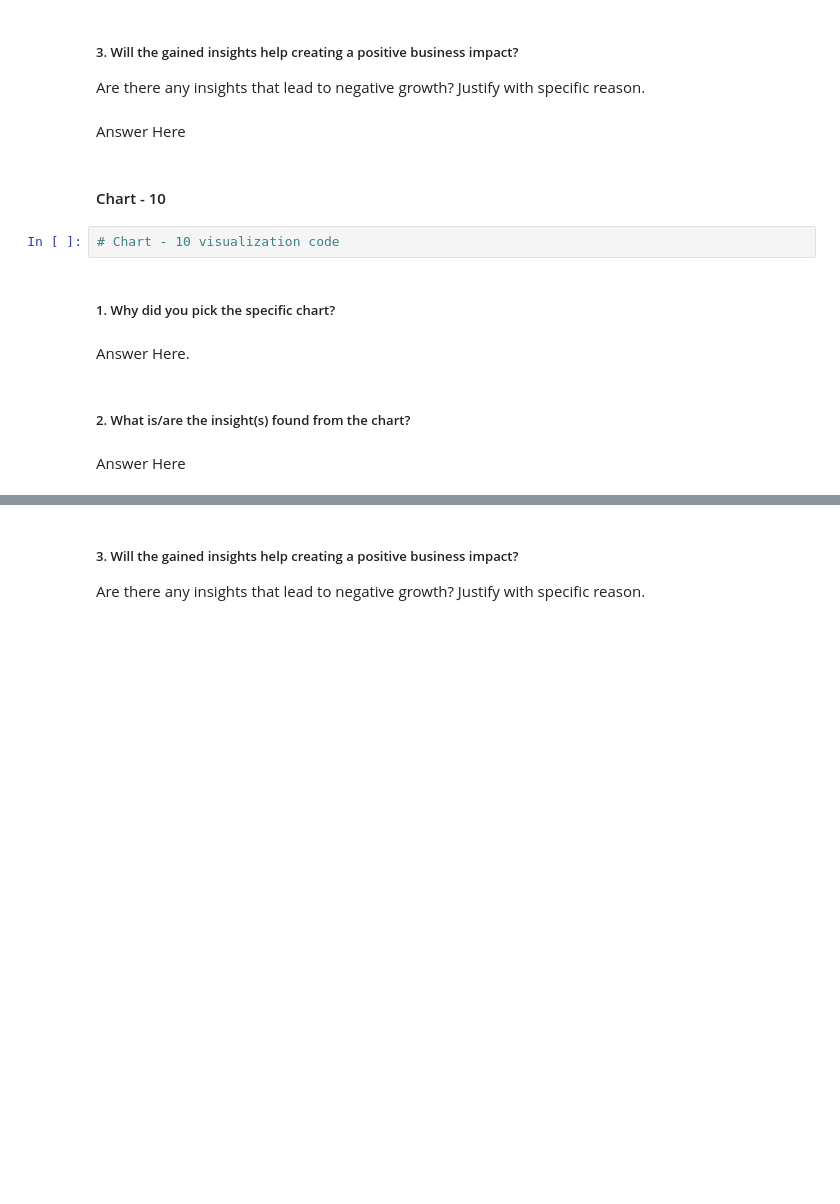
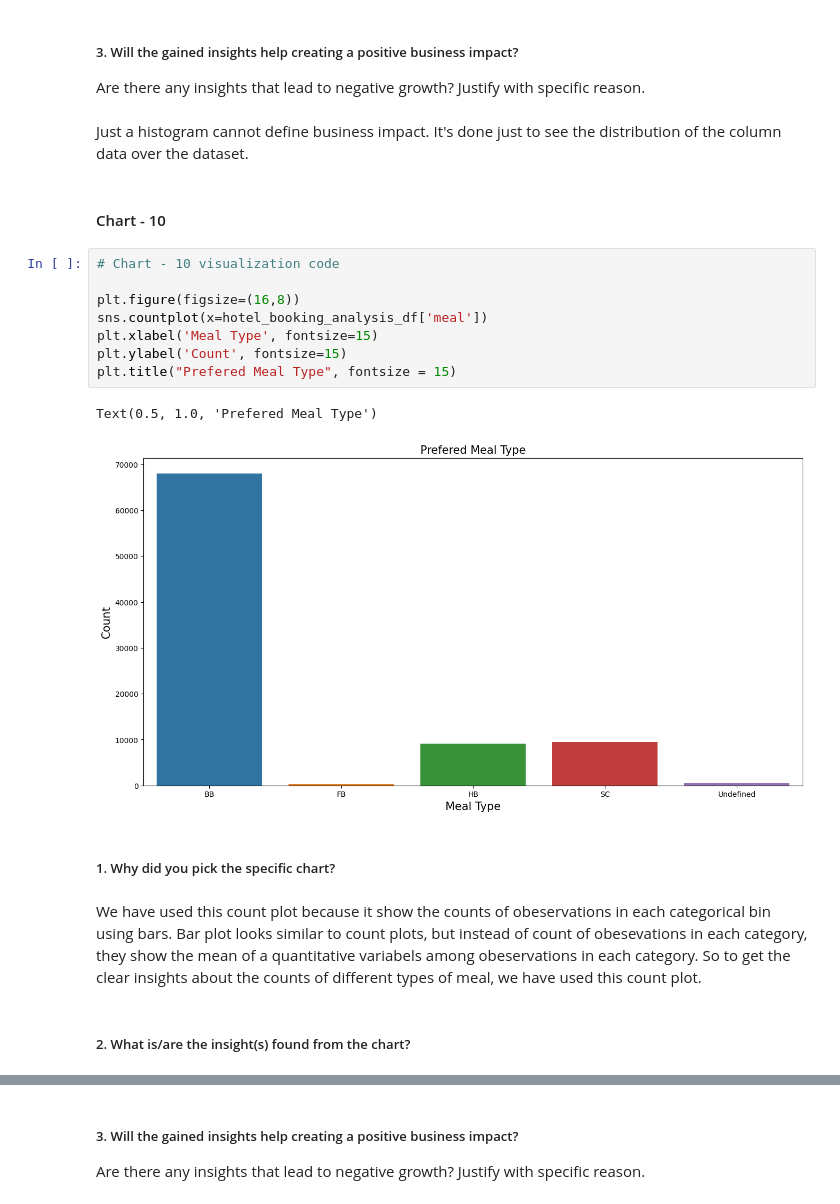
Before and after one commit to lovbundela240/EDA---Hotel-Booking-Analysis_ipynb, a Jupyter notebook: EDA_Hotel_Booking_Analysis.ipynb, the cells around one changed output, grey strips where cells are left out. Cells and saved outputs as stored; diff of their text form; blank space fills up the shorter version.

```diff
--- a/EDA_Hotel_Booking_Analysis.ipynb
+++ b/EDA_Hotel_Booking_Analysis.ipynb
@@ -877,17 +903,24 @@ Answer Here
 # %% [markdown]
 ##### 3. Will the gained insights help creating a positive business impact?
 Are there any insights that lead to negative growth? Justify with specific reason.
-# %% [markdown]
-Answer Here
+# %% [markdown]
+Just a histogram cannot define business impact. It's done just to see the distribution of the column data over the dataset.
 # %% [markdown]
 #### Chart - 10
-# %%
-# Chart - 10 visualization code
+# %%
+# Chart - 10 visualization code
+
+plt.figure(figsize=(16,8))
+sns.countplot(x=hotel_booking_analysis_df['meal'])
+plt.xlabel('Meal Type', fontsize=15)
+plt.ylabel('Count', fontsize=15)
+plt.title("Prefered Meal Type", fontsize = 15)
+# %% [output]
+Text(0.5, 1.0, 'Prefered Meal Type')
+[figure, added]
 # %% [markdown]
 ##### 1. Why did you pick the specific chart?
-# %% [markdown]
-Answer Here.
+# %% [markdown]
+We have used this count plot because it show the counts of obeservations in each categorical bin using bars. Bar plot looks similar to count plots, but instead of count of obesevations in each category, they show the mean of a quantitative variabels among obeservations in each category. So to get the clear insights about the counts of different types of meal, we have used this count plot.
 # %% [markdown]
 ##### 2. What is/are the insight(s) found from the chart?
-# %% [markdown]
-Answer Here
```
Also changed, not shown: parts of 17 cells of this notebook.
